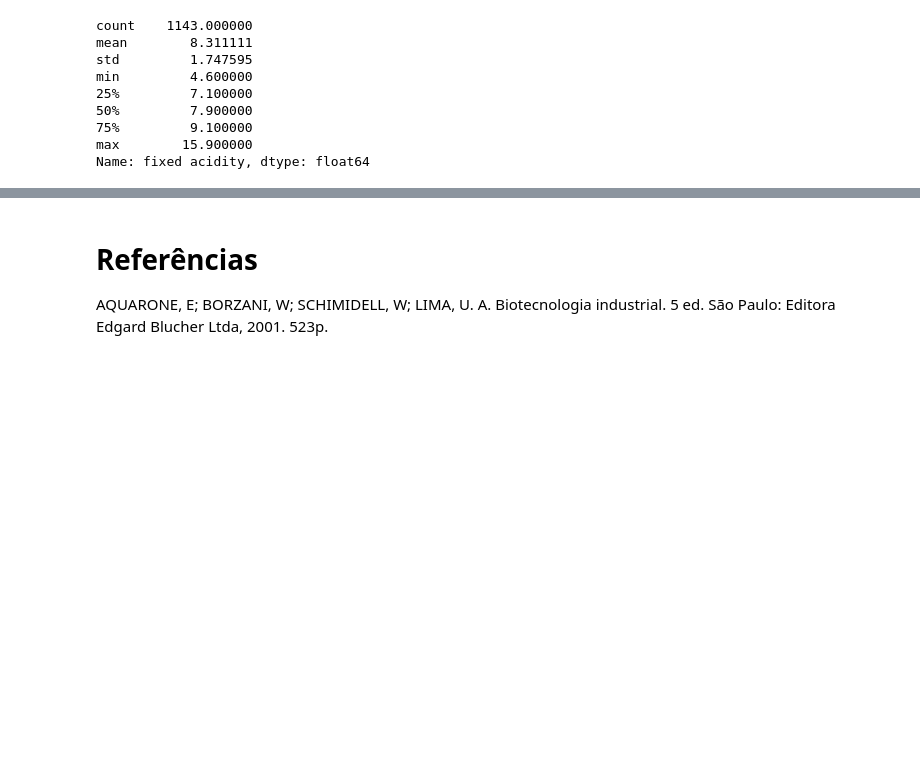
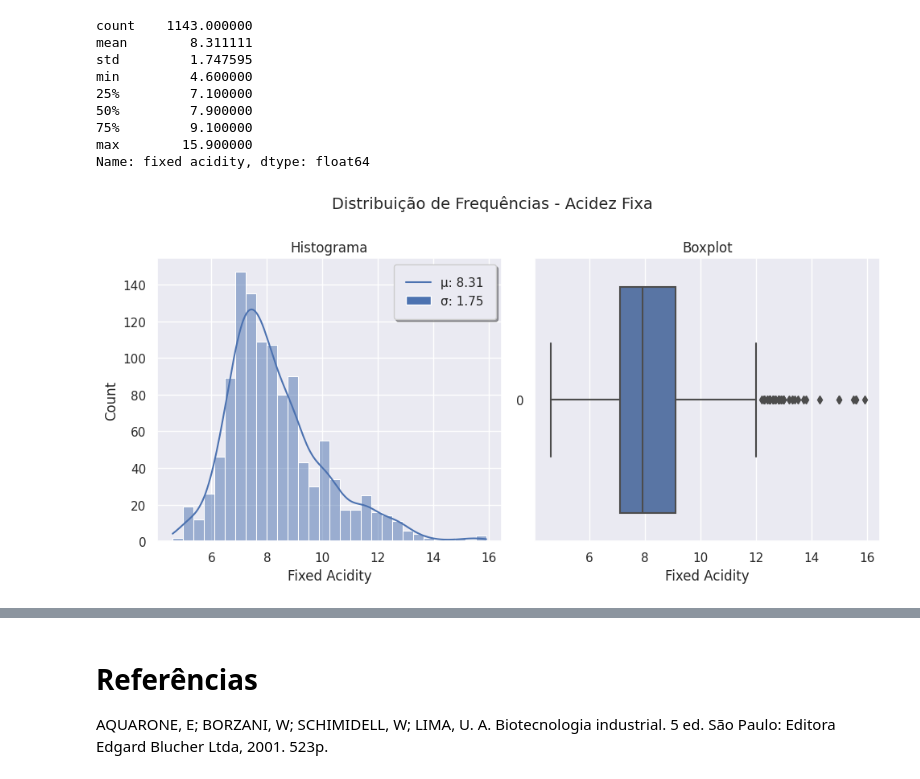
Before and after one commit to jmacedo91/01-World-Population-Data-Analysis, a Jupyter notebook: 002 - Wine Quality EDA and Classification.ipynb, the cells around one changed output, grey strips where cells are left out. Cells and saved outputs as stored; diff of their text form; code cells hidden in the pictures; blank space fills up the shorter version.

Commit message:
Avaliando a Acidez Fixa dos Vinhos 🍷

```diff
--- a/002 - Wine Quality EDA and Classification.ipynb
+++ b/002 - Wine Quality EDA and Classification.ipynb
@@ -143,3 +143,26 @@ min         4.600000
 75%         9.100000
 max        15.900000
 Name: fixed acidity, dtype: float64
+# %%
+fig, axes = plt.subplots(1, 2, figsize=(10, 5), dpi=100)
+
+fig.suptitle('Distribuição de Frequências - Acidez Fixa', y=1, fontsize=14)
+
+sns.histplot(ax=axes[0], data=df['fixed acidity'], kde=True)
+axes[0].set_title('Histograma')
+axes[0].set_xlabel('Fixed Acidity')
+feat_mean = round(df['fixed acidity'].describe().loc['mean'], 2)
+feat_std = round(df['fixed acidity'].describe().loc['std'], 2)
+axes[0].legend(["μ: " + str(feat_mean), "σ: " + str(feat_std)],
+               fancybox=True,
+               shadow=True,
+               borderpad=1)
+
+sns.boxplot(ax=axes[1], data=df['fixed acidity'], orient="h")
+axes[1].set_title('Boxplot')
+axes[1].set_xlabel('Fixed Acidity')
+
+fig.tight_layout()
+plt.show()
+# %% [output]
+[figure, added]
```
Also changed, not shown: parts of 1 cell of this notebook.
